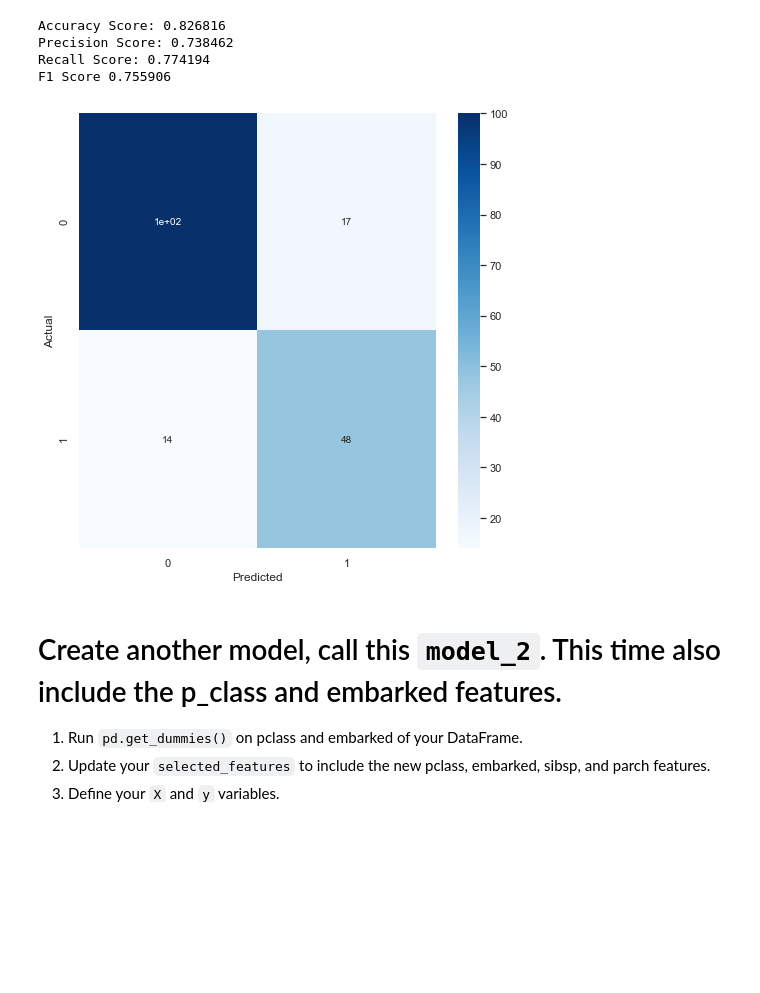
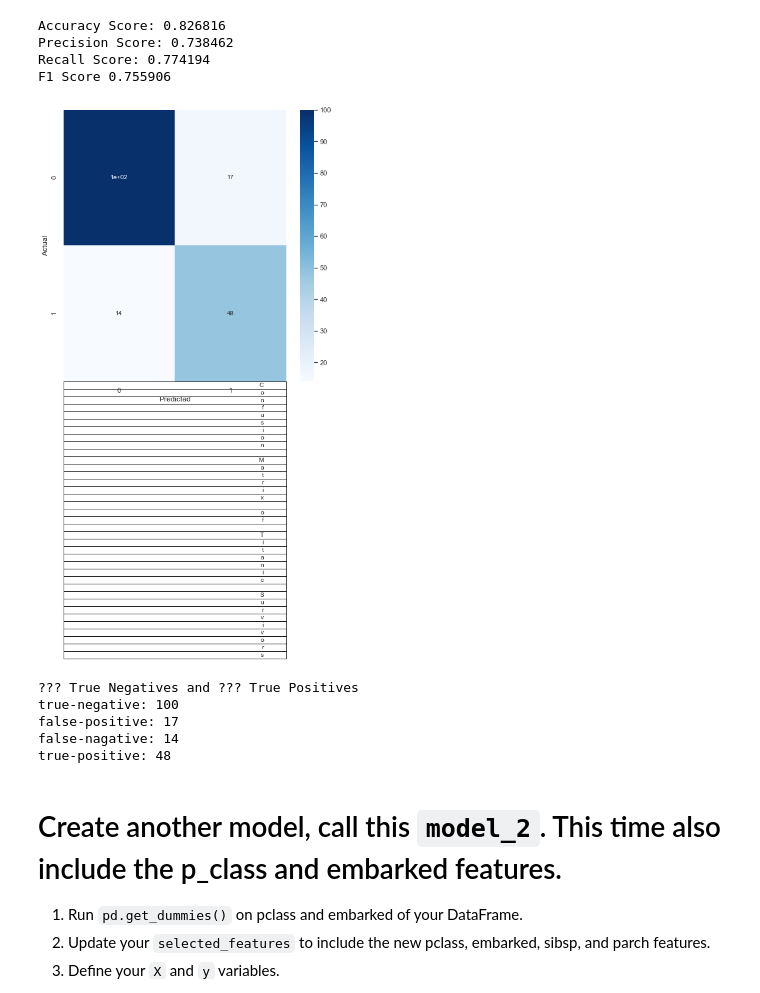
Before and after one commit to javohirhalimov/2021-fall-data-science, a Jupyter notebook: Week-03-Intro-To-ML/Exercise-Logistic-Regression.ipynb, the cells around one changed output. Cells and saved outputs as stored; diff of their text form; code cells hidden in the pictures; blank space fills up the shorter version.

```diff
--- a/Week-03-Intro-To-ML/Exercise-Logistic-Regression.ipynb
+++ b/Week-03-Intro-To-ML/Exercise-Logistic-Regression.ipynb
@@ -172,20 +179,31 @@ F1 Score 0.755906
 # %%
 # 1. Plot a confusion matrix of your predicted results.
 import matplotlib.pyplot as plt
 
 cm = confusion_matrix(y_test, y_pred)
 cm = cm.round(2)
 
 fig = plt.figure(figsize=(8,8))
 ax = sns.heatmap(cm, annot=True, cmap='Blues')
-
+plt.table("Confusion Matrix of Titanic Survivors")
 plt.xlabel('Predicted')
 plt.ylabel('Actual');
+tn, fp, fn, tp = confusion_matrix(y_test, y_pred).ravel()
 # %% [output]
-[figure, old version]
+[figure, new version]
 # %%
 # How many True Positives and True Negatives did your model get?
 print('??? True Negatives and ??? True Positives')
+print('true-negative:', tn,
+     '\nfalse-positive:',fp,
+     '\nfalse-nagative:',fn,
+     '\ntrue-positive:',tp)
+# %% [output]
+??? True Negatives and ??? True Positives
+true-negative: 100
+false-positive: 17
+false-nagative: 14
+true-positive: 48
 # %% [markdown]
 # Create another model, call this `model_2`.  This time also include the p_class and embarked features.
 1. Run `pd.get_dummies()` on pclass and embarked of your DataFrame.
```
Also changed, not shown: parts of 4 cells of this notebook.
